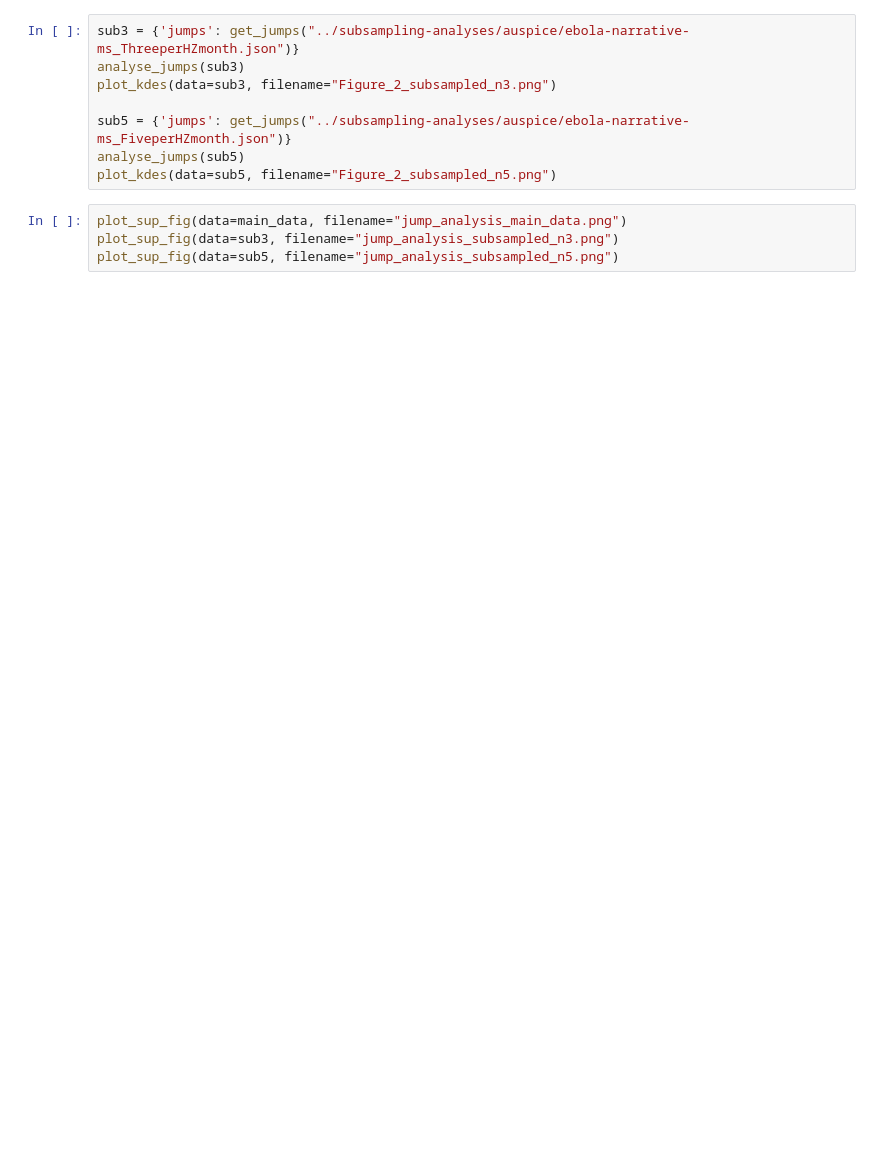
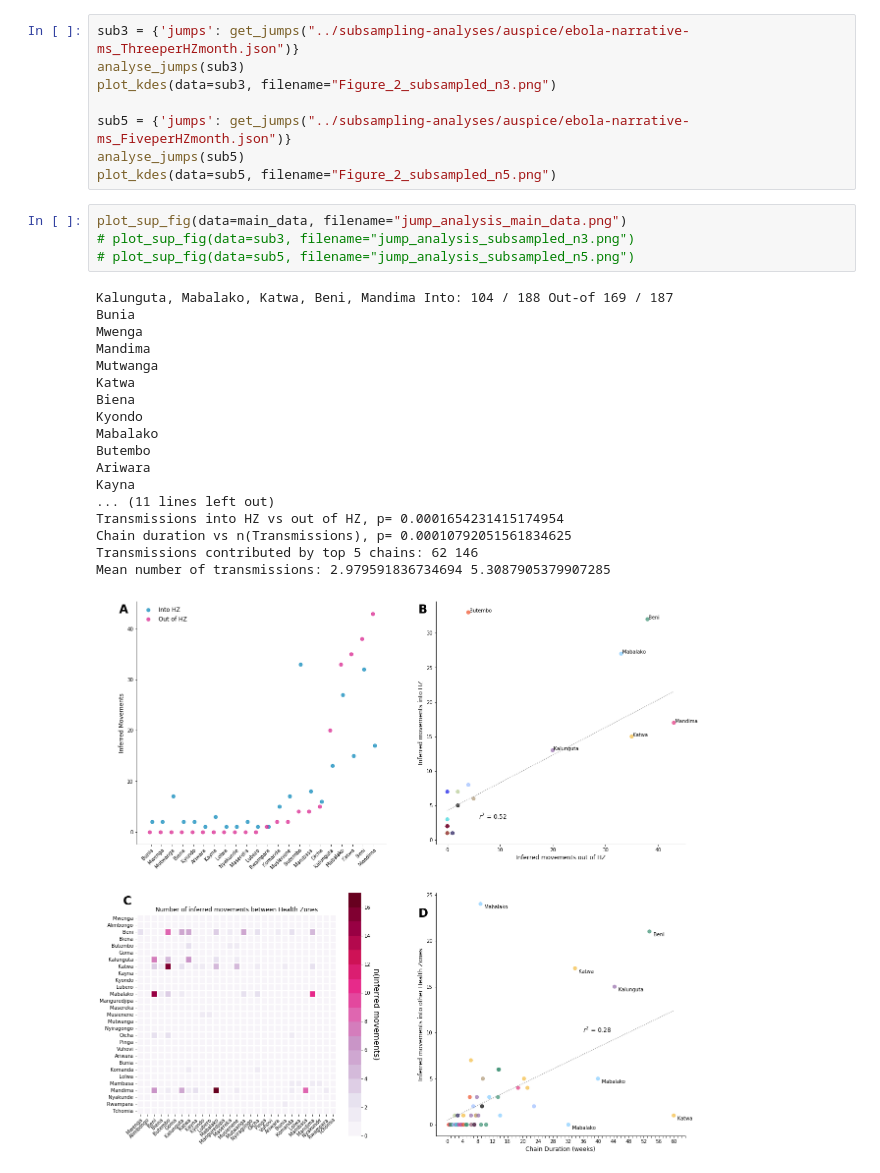
Before and after one commit to blab/ebola-narrative-ms, a Jupyter notebook: notebooks/chains.ipynb, the cells around one changed output. Drawn from its saved outputs; the diff is of its cells as text; blank space fills up the shorter version.

```diff
--- a/notebooks/chains.ipynb
+++ b/notebooks/chains.ipynb
@@ -581,5 +581,24 @@ analyse_jumps(sub5)
 plot_kdes(data=sub5, filename="Figure_2_subsampled_n5.png")
 # %%
 plot_sup_fig(data=main_data, filename="jump_analysis_main_data.png")
-plot_sup_fig(data=sub3, filename="jump_analysis_subsampled_n3.png")
-plot_sup_fig(data=sub5, filename="jump_analysis_subsampled_n5.png")
+# plot_sup_fig(data=sub3, filename="jump_analysis_subsampled_n3.png")
+# plot_sup_fig(data=sub5, filename="jump_analysis_subsampled_n5.png")
+# %% [output]
+Kalunguta, Mabalako, Katwa, Beni, Mandima Into: 104 / 188 Out-of 169 / 187
+Bunia
+Mwenga
+Mandima
+Mutwanga
+Katwa
+Biena
+Kyondo
+Mabalako
+Butembo
+Ariwara
+Kayna
+... (11 lines left out)
+Transmissions into HZ vs out of HZ, p= 0.0001654231415174954
+Chain duration vs n(Transmissions), p= 0.00010792051561834625
+Transmissions contributed by top 5 chains: 62 146
+Mean number of transmissions: 2.979591836734694 5.3087905379907285
+[figure, added]
```
Also changed, not shown: parts of 4 cells of this notebook, 4 other files.
